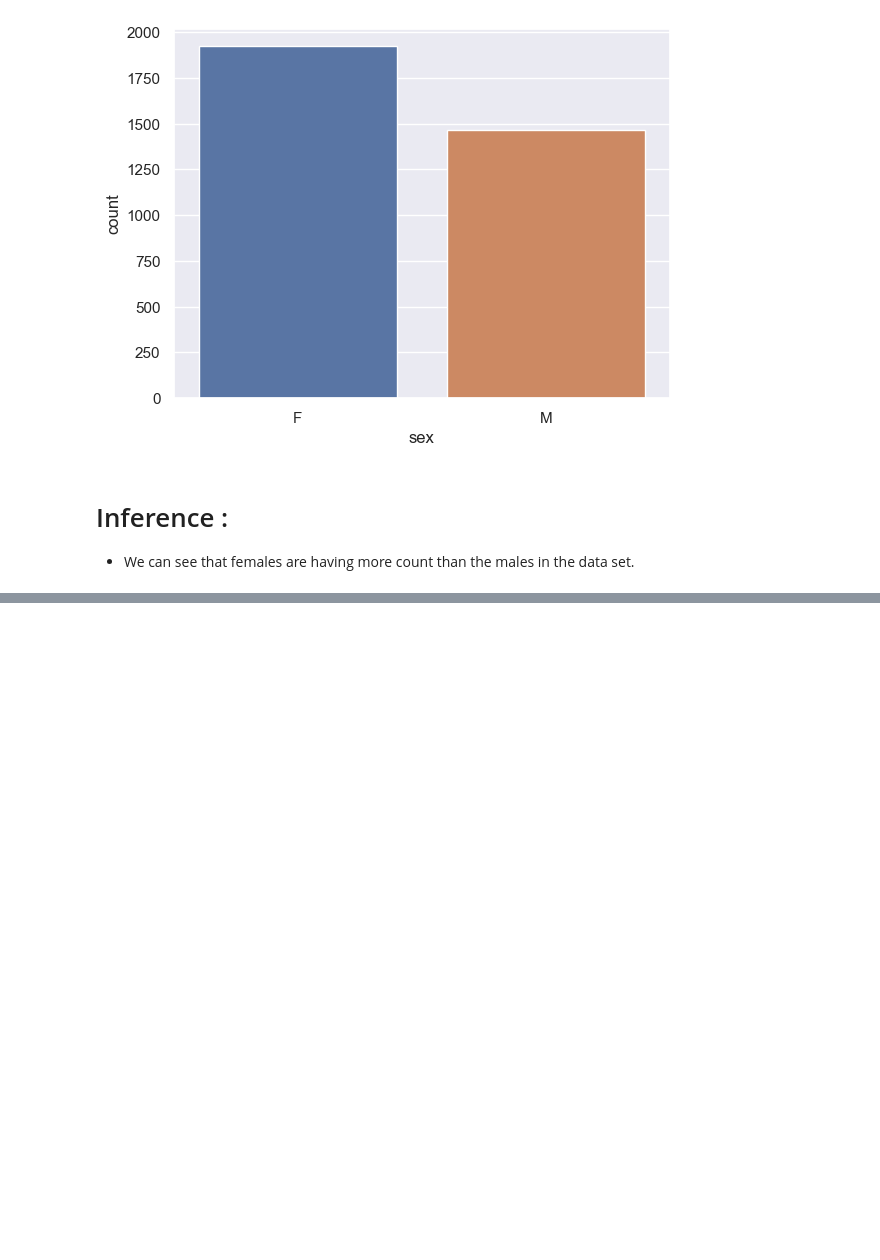
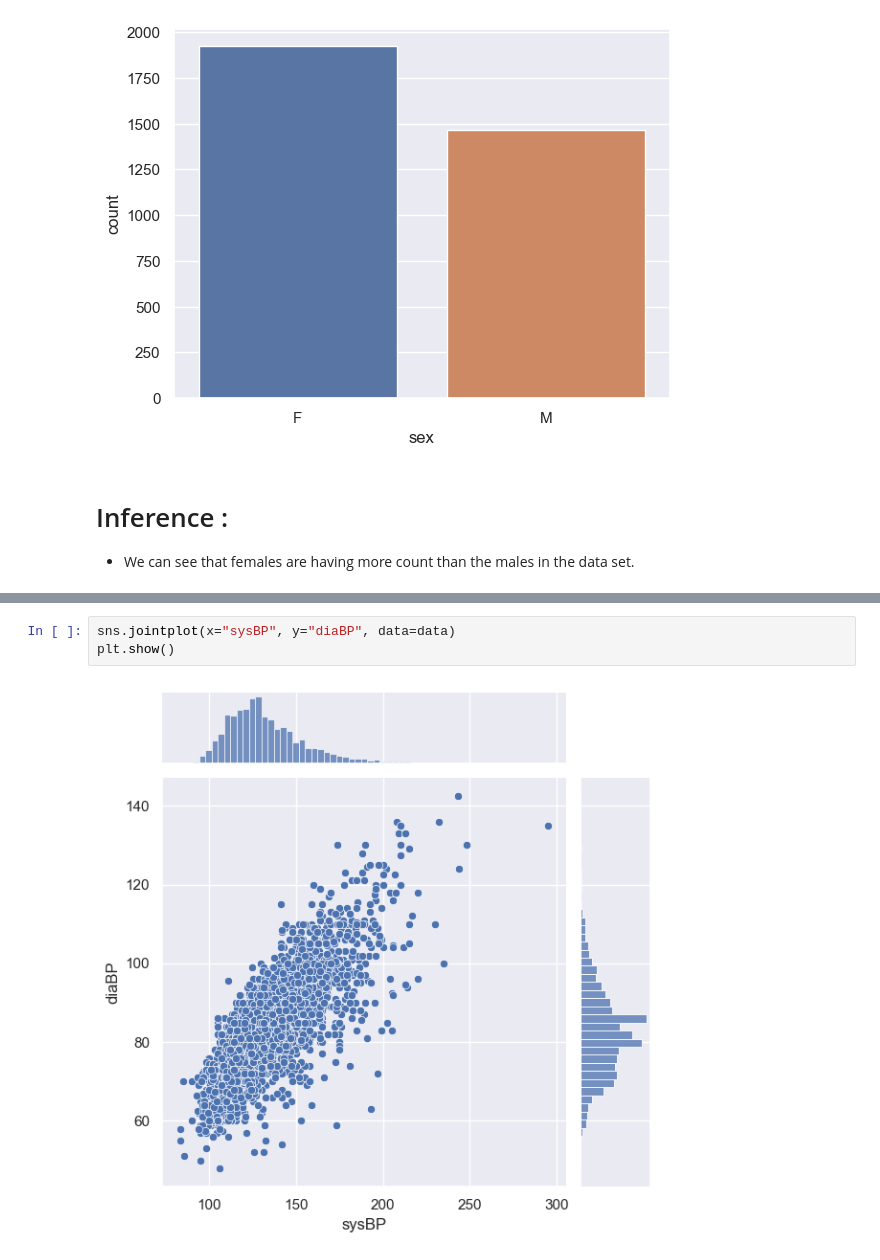
Before and after one commit to Vrishali04/Cardiovascular_Risk_Prediction_Classification_Capstone_Project, a Jupyter notebook: Cardiovascular_risk_prediction_classification_capstone_project_final.ipynb, the cells around one changed output, grey strips where cells are left out. Cells and saved outputs as stored; diff of their text form; blank space fills up the shorter version.

```diff
--- a/Cardiovascular_risk_prediction_classification_capstone_project_final.ipynb
+++ b/Cardiovascular_risk_prediction_classification_capstone_project_final.ipynb
@@ -218,0 +244,5 @@ plt.show()
+# %%
+sns.jointplot(x="sysBP", y="diaBP", data=data)
+plt.show()
+# %% [output]
+[figure, added]
```
Also changed, not shown: parts of 6 cells of this notebook.
